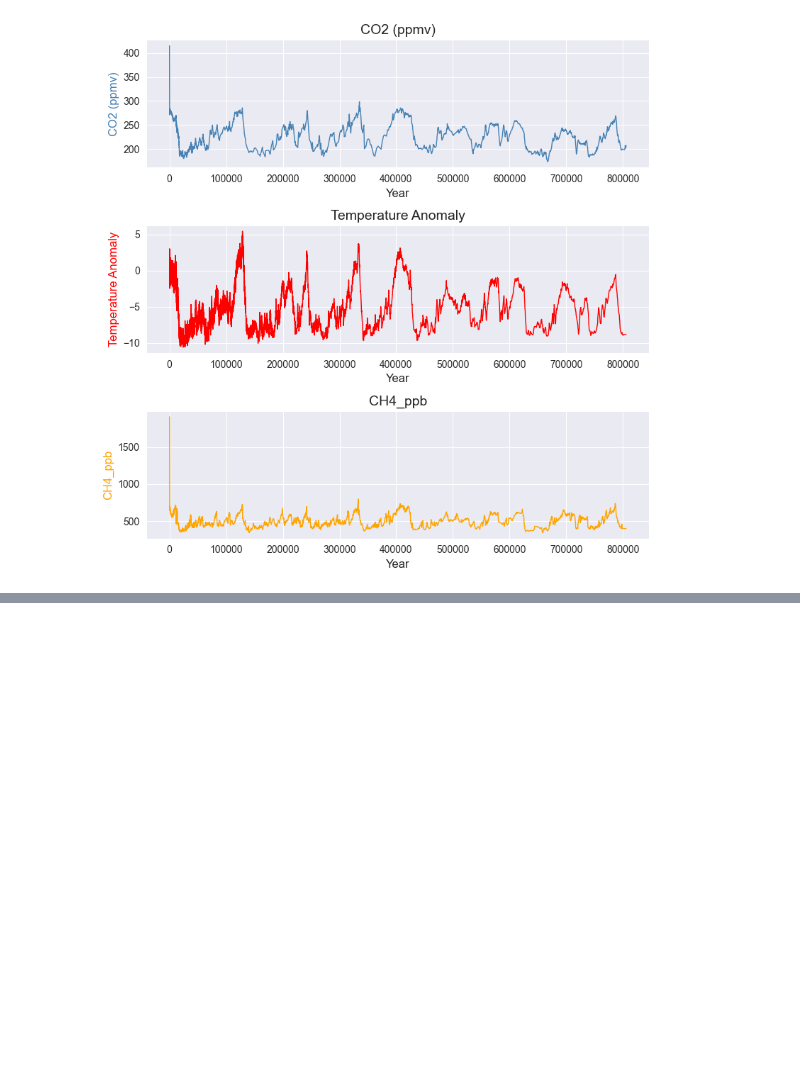
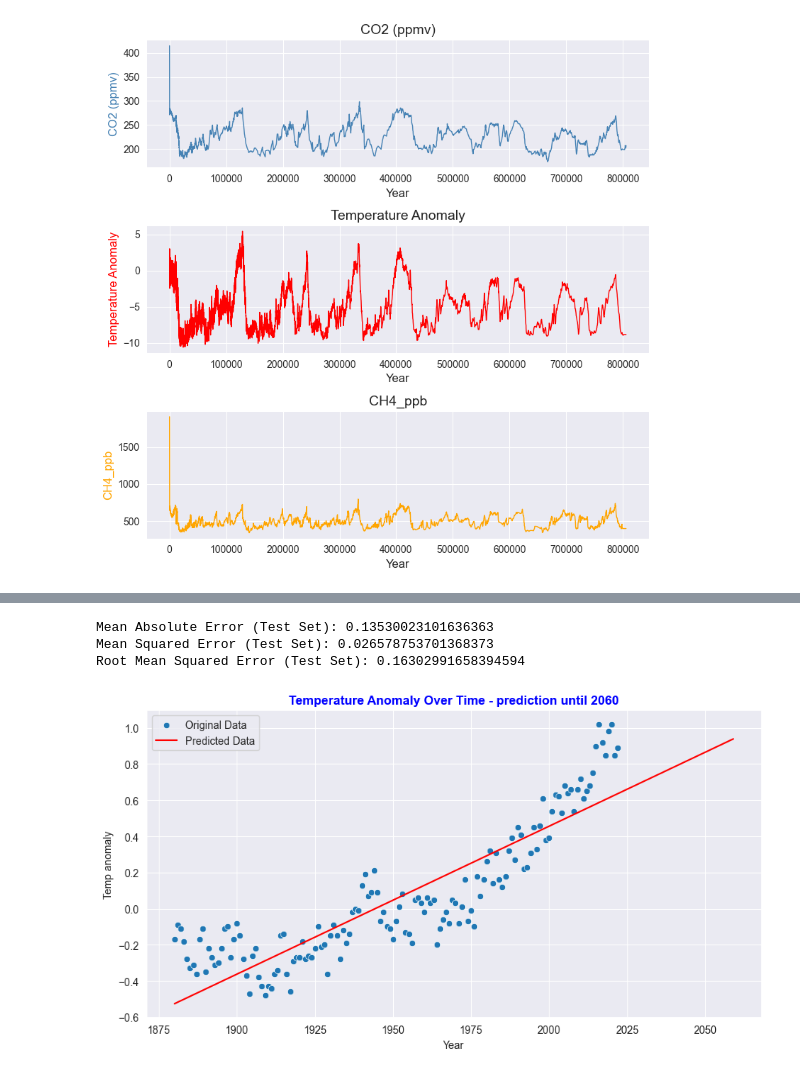
Before and after one commit to Cecilia8989/PfDA_Project2, a Jupyter notebook: pfda_project2.ipynb, the cells around one changed output, grey strips where cells are left out. Drawn from its saved outputs; the diff is of its cells as text; code cells hidden in the pictures; blank space fills up the shorter version.

```diff
--- a/pfda_project2.ipynb
+++ b/pfda_project2.ipynb
@@ -1301,0 +1385,66 @@ plt.show()
+# %%
+import numpy as np
+import pandas as pd
+from sklearn.model_selection import train_test_split
+from sklearn.linear_model import LinearRegression
+import matplotlib.pyplot as plt
+
+# Assuming 'Year' and 'temp_anomaly' are the correct column names in your DataFrame
+x = nasa_temp_anom_until_1880[['Year']]
+y = nasa_temp_anom_until_1880['temp_anomaly']  # Removed extra brackets around 'temp_anomaly'
+
+# Split the data into training and testing sets
+x_train, x_test, y_train, y_test = train_test_split(x, y, train_size=0.7, test_size=0.3, random_state=42)
+
+# Create a linear regression model and fit it to the training data
+model = LinearRegression()
+model.fit(x_train, y_train)
+
+# Make predictions on the test set
+predictions_test = model.predict(x_test)
+
+# Extend 'Year' for the next 30 years
+future_years = np.arange(1880, 2060).reshape(-1, 1)
+
+# Make predictions for the future 30 years
+predictions_future = model.predict(future_years)
+
+# Evaluate the regression model on the test set
+print('Mean Absolute Error (Test Set):', metrics.mean_absolute_error(y_test, predictions_test))
+print('Mean Squared Error (Test Set):', metrics.mean_squared_error(y_test, predictions_test))
+print('Root Mean Squared Error (Test Set):', metrics.mean_squared_error(y_test, predictions_test, squared=False))
+
+# Create a DataFrame for future predictions
+future_predictions_df = pd.DataFrame({
+    'Year': future_years.flatten(),
+    'Predicted_Temp_Anomaly': predictions_future
+})
+
+future_predictions_df['Year'] = future_predictions_df['Year'].astype(int)
+# %% [output]
+Mean Absolute Error (Test Set): 0.13530023101636363
+Mean Squared Error (Test Set): 0.026578753701368373
+Root Mean Squared Error (Test Set): 0.16302991658394594
+# %%
+
+# Set the size of the figure
+plt.figure(figsize=(9, 5))
+
+# Create the scatter plot for historical data without a regression line
+sns.scatterplot(x='Year', y='temp_anomaly', data=nasa_temp_anom_until_1880, label='Original Data')
+
+# Create a line plot for predicted data
+sns.lineplot(x='Year', y='Predicted_Temp_Anomaly', data=future_predictions_df, label='Predicted Data', color='red')
+
+plt.xlabel('Year')
+plt.ylabel('Temp anomaly')
+plt.title('Temperature Anomaly Over Time - prediction until 2060', fontweight='bold', color='blue')
+plt.legend()
+
+# Improve spacing
+plt.tight_layout()
+
+# Show the plot
+plt.show()
+# %% [output]
+[figure, added]
```
Also changed, not shown: parts of 14 cells of this notebook, 2 other files.
